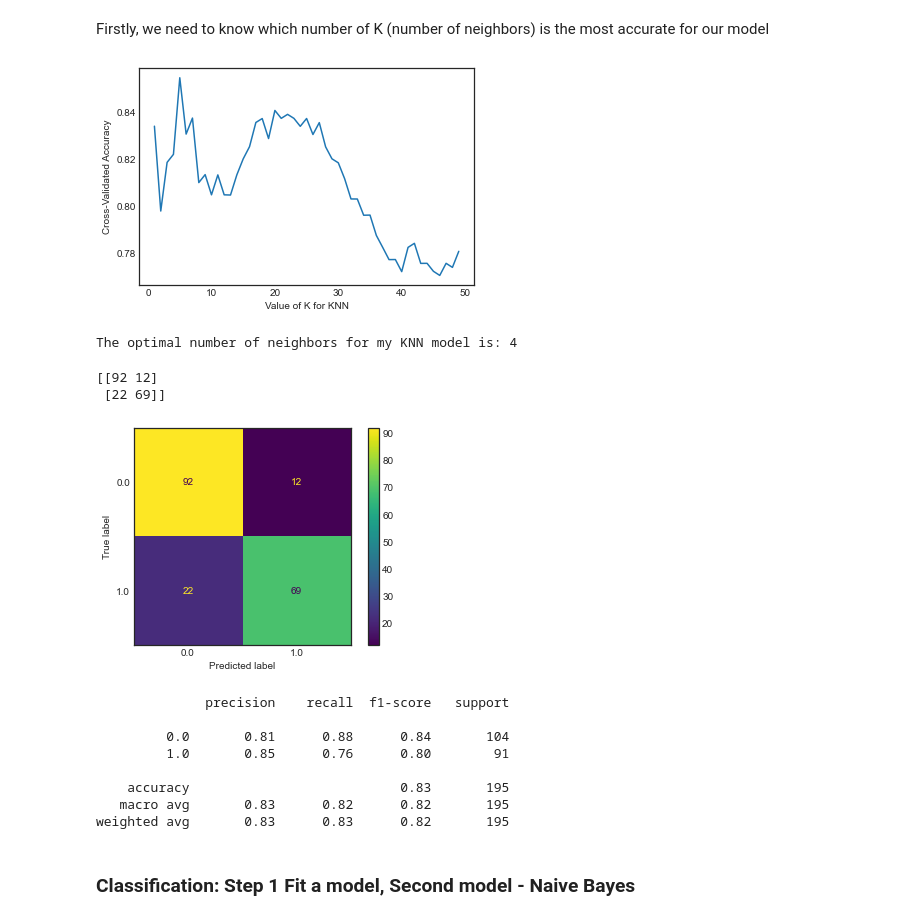
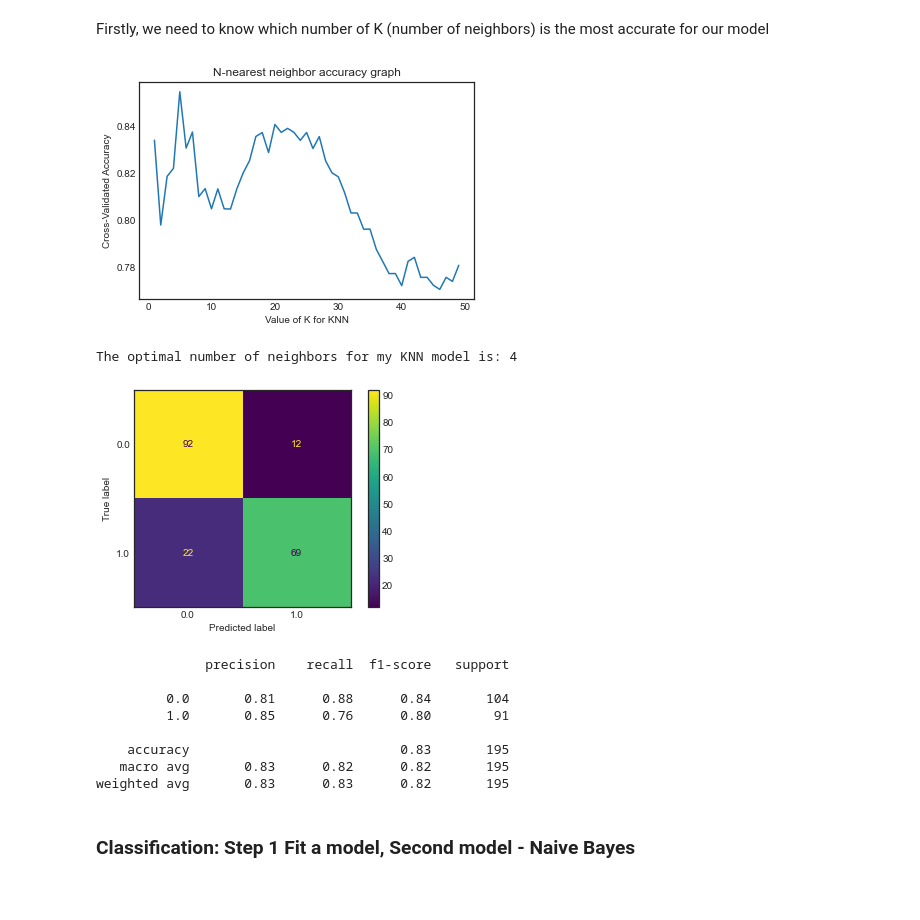
Before and after one commit to Nellyan4/data_mining, a Jupyter notebook: midterm/datamining_midterm_XiYan.ipynb, the cells around one changed output. Saved outputs shown, nothing was run; the diff lists cells and outputs as text; code cells hidden in the pictures; blank space fills up the shorter version.

```diff
--- a/midterm/datamining_midterm_XiYan.ipynb
+++ b/midterm/datamining_midterm_XiYan.ipynb
@@ -140,21 +147,22 @@ model.fit(X, y, **kwargs)
 # %% [markdown]
 ### Prediction: Step 1 Fit a model, Second model - Polynomial regression degree 1-6
 # %%
+CV_error_poly_list=[] # This stores the value of the negative MSE for polynomial regression
 for i in [1, 2, 3, 4, 5, 6]:
     poly_model = PolynomialFeatures(degree=i)
-
     X_poly_train = poly_model.fit_transform(X_train)
     X_poly_test = poly_model.fit_transform(X_test)
-
     lm_poly = LinearRegression(normalize=True)
     lm_poly.fit(X_poly_train, y_train)
     y_train_pred_poly = lm_poly.predict(X_poly_train)
     y_test_pred_poly = lm_poly.predict(X_poly_test)
-
-    print('MSE for polynomial model degree', i, "train is", mean_squared_error(y_train, y_train_pred_poly))
-    print('MSE for polynomial model degree', i, "test is", mean_squared_error(y_test, y_test_pred_poly))
-    print('R^2 for polynomial model degree', i, "train is", lm_poly.score(X_poly_train, y_train))
-    print('R^2 for polynomial model degree', i, "test is", lm_poly.score(X_poly_test, y_test))
+    CV_error_poly = np.mean(cross_val_score(lm_poly, X_poly_train, y_train, cv=10, scoring='neg_mean_squared_error'))
+    CV_error_poly_list.append(CV_error_poly)
+    print('R^2 for polynomial model degree', i, 'train is', lm_poly.score(X_poly_train, y_train))
+    print('R^2 for polynomial model degree', i, 'test is', lm_poly.score(X_poly_test, y_test))
+    print('MSE for polynomial model degree', i, 'train is', mean_squared_error(y_train, y_train_pred_poly))
+    print('MSE for polynomial model degree', i, 'test is', mean_squared_error(y_test, y_test_pred_poly))
+    print('MSE for polynomial model degree', i, 'Cross Validation is', np.abs(CV_error_poly))
     print('\n')
 # %% [output]
 If you wish to scale the data, use Pipeline with a StandardScaler in a preprocessing stage. To reproduce the previous behavior:
@@ -229,7 +348,8 @@ Based on these three models, I would conclude that Polynomial degree 2 regressio
 # %% [markdown]
 ### Prediction: Step 2 Feature selection - Forward stepwise selection
 # %%
-for i in range(1,len(X.columns)):
+arrayCV = []
+for i in range(1, len(X.columns)):
     model= LinearRegression()
     sfs = SequentialFeatureSelector(model,
                                 n_features_to_select = i,
@@ -238,7 +358,10 @@ for i in range(1,len(X.columns)):
                                 cv= 10)
     sfs = sfs.fit(X,y)
     feature_names= X_train.columns.values#column names for X
-    print(i, "features selected by forward sequential selection: "+str(feature_names[sfs.get_support()]))
+    print(i, 'features selected by forward sequential selection:', feature_names[sfs.get_support()])
+    CV_score = sum(cross_val_score(model,X[feature_names[sfs.get_support()]],y,cv=10, scoring='neg_mean_squared_error'))/i
+    print('The average CV score for', i, 'feature(s) are', CV_score)
+    arrayCV.append(CV_score)
     print('\n')
 # %% [output]
 1 features selected by forward sequential selection: ['GDPperCap']
@@ -435,21 +577,22 @@ Firstly, we need to know which number of K (number of neighbors) is the most acc
 # %%
 accuracy = []
 # range(1, 50) tests KNN neighbors from 1 to 50 to see which is the highest
 for i in range(1, 50):
     knn = KNeighborsClassifier(n_neighbors=i)
     knn.fit(X_train,y_train)
     # Cross Validation K = 10, scoring based on accuracy
     scores = cross_val_score(knn, X_train, y_train, cv=10, scoring='accuracy')
     accuracy.append(sum(scores)/len(scores))
 
 plt.plot(range(1,50), accuracy)
+plt.title('N-nearest neighbor accuracy graph')
 plt.xlabel('Value of K for KNN')
 plt.ylabel('Cross-Validated Accuracy')
 plt.show()
 
 print('The optimal number of neighbors for my KNN model is:', accuracy.index(max(accuracy)))
 # %% [output]
-[figure, old version]
+[figure, new version]
 The optimal number of neighbors for my KNN model is: 4
 # %%
 # Fit the model using number of nearest neighbor of 4
@@ -459,22 +602,20 @@ knn.fit(X_train,y_train)
 y_KNN_pred = knn.predict(X_test)
 # Generate confusion matrix
 c_matrix = confusion_matrix(y_test, y_KNN_pred)
-disp = ConfusionMatrixDisplay(confusion_matrix=c_matrix, display_labels=knn.classes_)
-disp.plot()
+disp_knn = ConfusionMatrixDisplay(confusion_matrix=c_matrix, display_labels=knn.classes_)
+disp_knn.plot()
 plt.show()
 print(classification_report(y_test, y_KNN_pred))
 # %% [output]
+[figure]
-[[92 12]
- [22 69]]
+              precision    recall  f1-score   support
+
+         0.0       0.81      0.88      0.84       104
+         1.0       0.85      0.76      0.80        91
+
+    accuracy                           0.83       195
+   macro avg       0.83      0.82      0.82       195
+weighted avg       0.83      0.83      0.82       195
-[figure]
-              precision    recall  f1-score   support
-
-         0.0       0.81      0.88      0.84       104
-         1.0       0.85      0.76      0.80        91
-
-    accuracy                           0.83       195
-   macro avg       0.83      0.82      0.82       195
-weighted avg       0.83      0.83      0.82       195
 # %% [markdown]
 ### Classification: Step 1 Fit a model, Second model - Naive Bayes
 # %%
```
Also changed, not shown: parts of 22 cells of this notebook.
